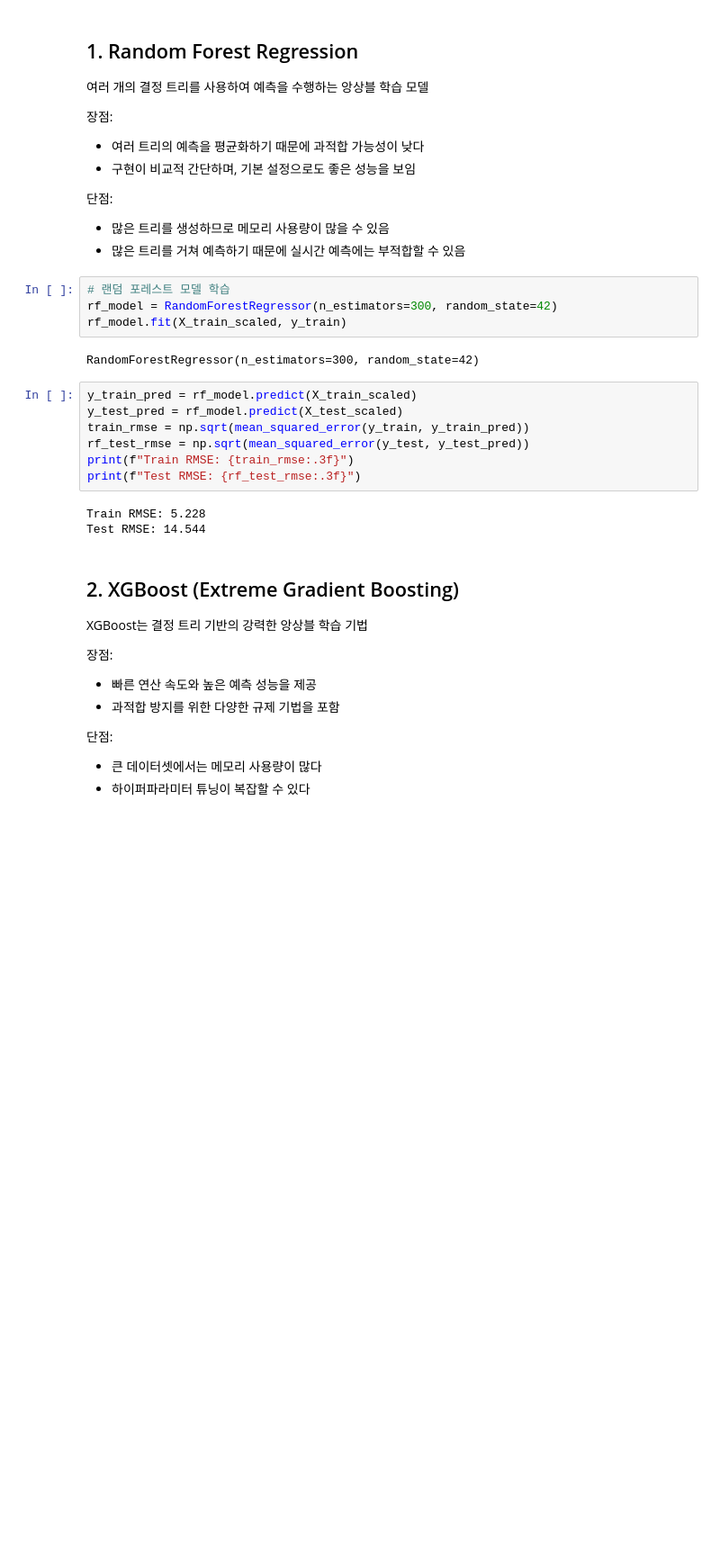
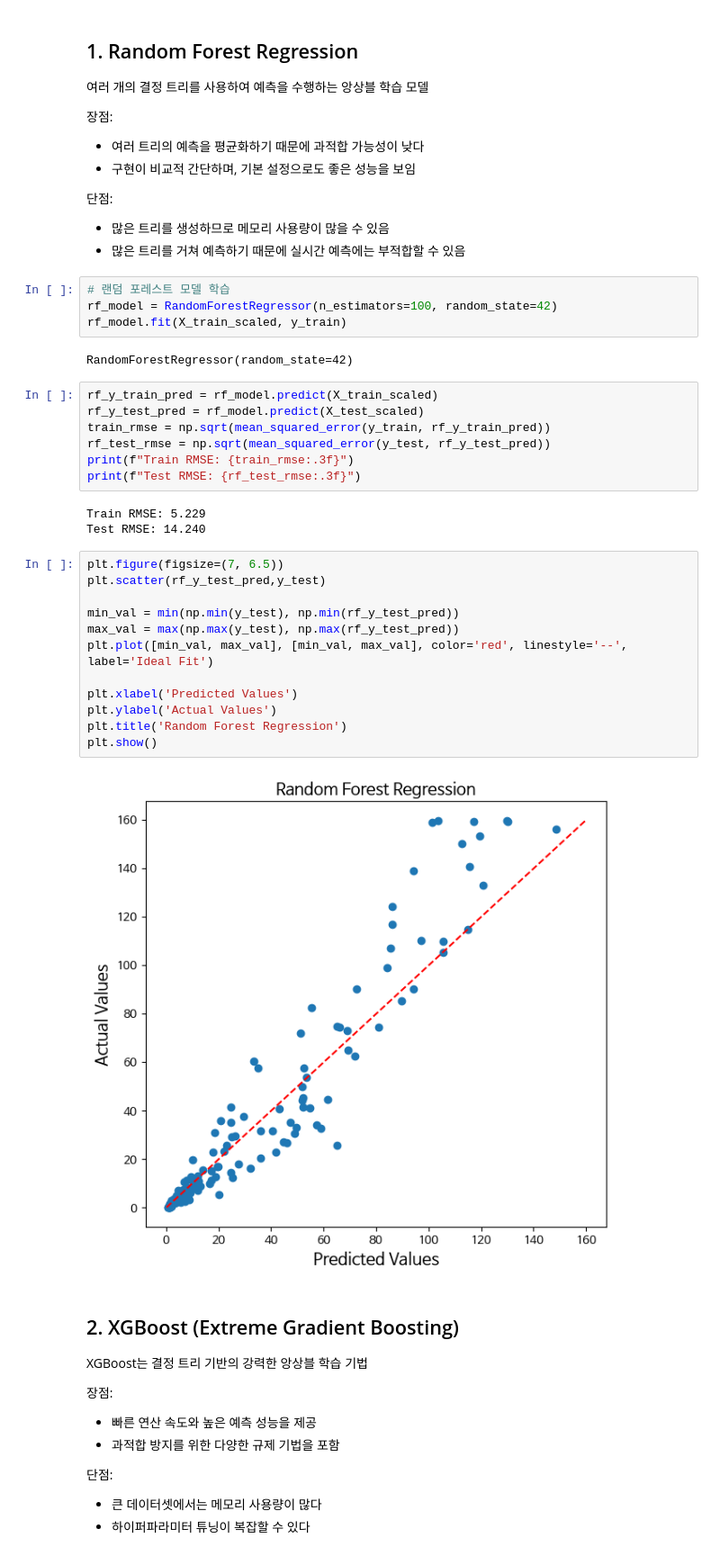
Before and after one commit to jangjung-coding/lettuce_predict_ai, a Jupyter notebook: lettuce_AI.ipynb, the cells around one changed output. Shown at 90% size. Saved outputs shown, nothing was run; the diff lists cells and outputs as text; blank space fills up the shorter version.

```diff
--- a/lettuce_AI.ipynb
+++ b/lettuce_AI.ipynb
@@ -153,20 +148,34 @@ https://towardsdatascience.com/ensemble-models-5a62d4f4cb0c (앙상블 모델
 - 많은 트리를 거쳐 예측하기 때문에 실시간 예측에는 부적합할 수 있음
 # %%
 # 랜덤 포레스트 모델 학습
-rf_model = RandomForestRegressor(n_estimators=300, random_state=42)
+rf_model = RandomForestRegressor(n_estimators=100, random_state=42)
 rf_model.fit(X_train_scaled, y_train)
 # %% [output]
-RandomForestRegressor(n_estimators=300, random_state=42)
+RandomForestRegressor(random_state=42)
 # %%
-y_train_pred = rf_model.predict(X_train_scaled)
-y_test_pred = rf_model.predict(X_test_scaled)
-train_rmse = np.sqrt(mean_squared_error(y_train, y_train_pred))
-rf_test_rmse = np.sqrt(mean_squared_error(y_test, y_test_pred))
+rf_y_train_pred = rf_model.predict(X_train_scaled)
+rf_y_test_pred = rf_model.predict(X_test_scaled)
+train_rmse = np.sqrt(mean_squared_error(y_train, rf_y_train_pred))
+rf_test_rmse = np.sqrt(mean_squared_error(y_test, rf_y_test_pred))
 print(f"Train RMSE: {train_rmse:.3f}")
 print(f"Test RMSE: {rf_test_rmse:.3f}")
 # %% [output]
-Train RMSE: 5.228
-Test RMSE: 14.544
+Train RMSE: 5.229
+Test RMSE: 14.240
+# %%
+plt.figure(figsize=(7, 6.5))
+plt.scatter(rf_y_test_pred,y_test)
+
+min_val = min(np.min(y_test), np.min(rf_y_test_pred))
+max_val = max(np.max(y_test), np.max(rf_y_test_pred))
+plt.plot([min_val, max_val], [min_val, max_val], color='red', linestyle='--', label='Ideal Fit')
+
+plt.xlabel('Predicted Values')
+plt.ylabel('Actual Values')
+plt.title('Random Forest Regression')
+plt.show()
+# %% [output]
+[figure, added]
 # %% [markdown]
 ## 2. XGBoost (Extreme Gradient Boosting)
 XGBoost는 결정 트리 기반의 강력한 앙상블 학습 기법
```
Also changed, not shown: parts of 21 cells of this notebook.
